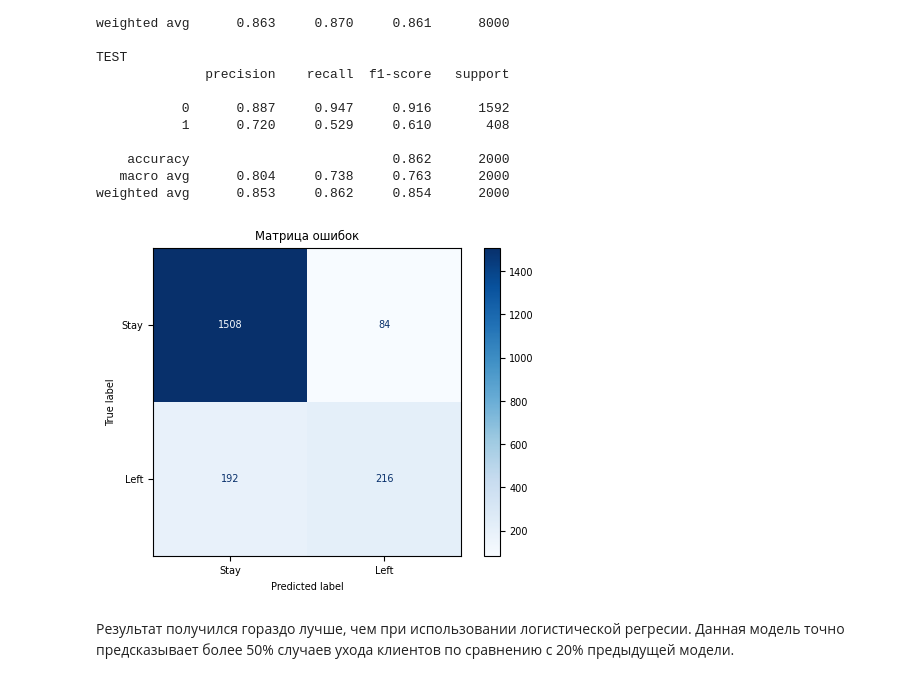
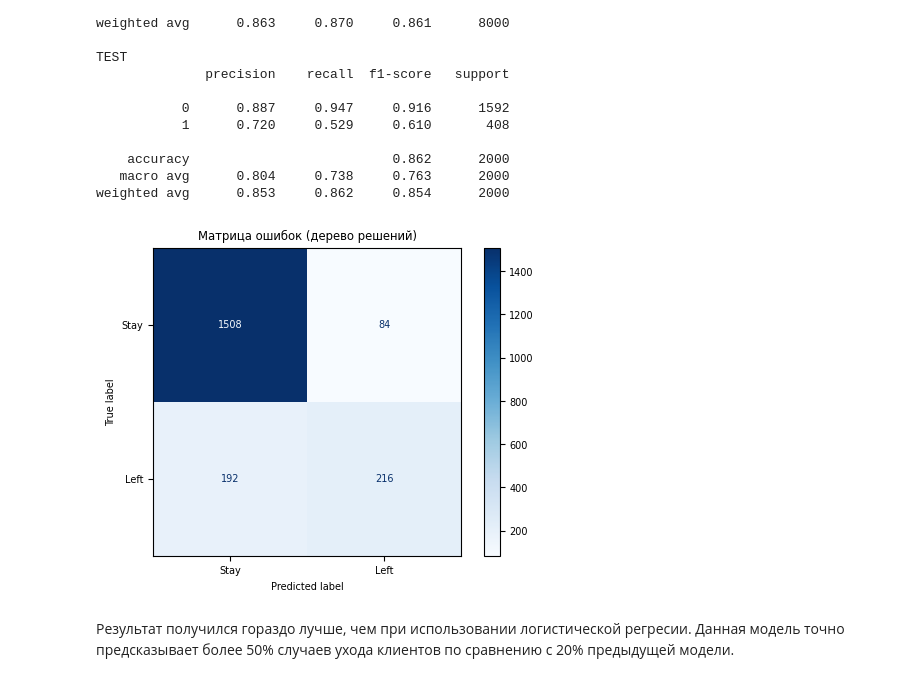
Before and after one commit to polevov/DS, a Jupyter notebook: Final/DS_final.ipynb, the cells around one changed output. Cells and saved outputs as stored; diff of their text form; code cells hidden in the pictures.

```diff
--- a/Final/DS_final.ipynb
+++ b/Final/DS_final.ipynb
@@ -317,3 +301,12 @@ weighted avg      0.786     0.813     0.772      2000
 Модель не переобучилась и позволяет с достаточной точностью предсказать поведение клиента.
 
 С дугой стороны модели очень сложно предугадать уход клиента (recall=0.2).
+# %%
+cm = confusion_matrix(y_test, y_test_pred)
+
+plt.rcParams["figure.figsize"] = (6,4)
+plt.rcParams['font.size'] = '7'
+disp = ConfusionMatrixDisplay(confusion_matrix=cm, display_labels=["Stay", "Left"])
+disp.plot(cmap=plt.cm.Blues, values_format='d')
+plt.title("Матрица ошибок (логистическая регрессия)")
+plt.show()
@@ -370,14 +365,14 @@ weighted avg      0.853     0.862     0.854      2000
 # %%
 cm = confusion_matrix(y_test, y_test_pred)
 
 plt.rcParams["figure.figsize"] = (6,4)
 plt.rcParams['font.size'] = '7'
 disp = ConfusionMatrixDisplay(confusion_matrix=cm, display_labels=["Stay", "Left"])
 disp.plot(cmap=plt.cm.Blues, values_format='d')
-plt.title("Матрица ошибок")
+plt.title("Матрица ошибок (дерево решений)")
 plt.show()
 # %% [output]
-[figure, old version]
+[figure, new version]
 # %% [markdown]
 Результат получился гораздо лучше, чем при использовании логистической регресии. Данная модель точно предсказывает более 50% случаев ухода клиентов по сравнению с 20% предыдущей модели.
 # %% [markdown]
```
Also changed, not shown: parts of 5 cells of this notebook.
